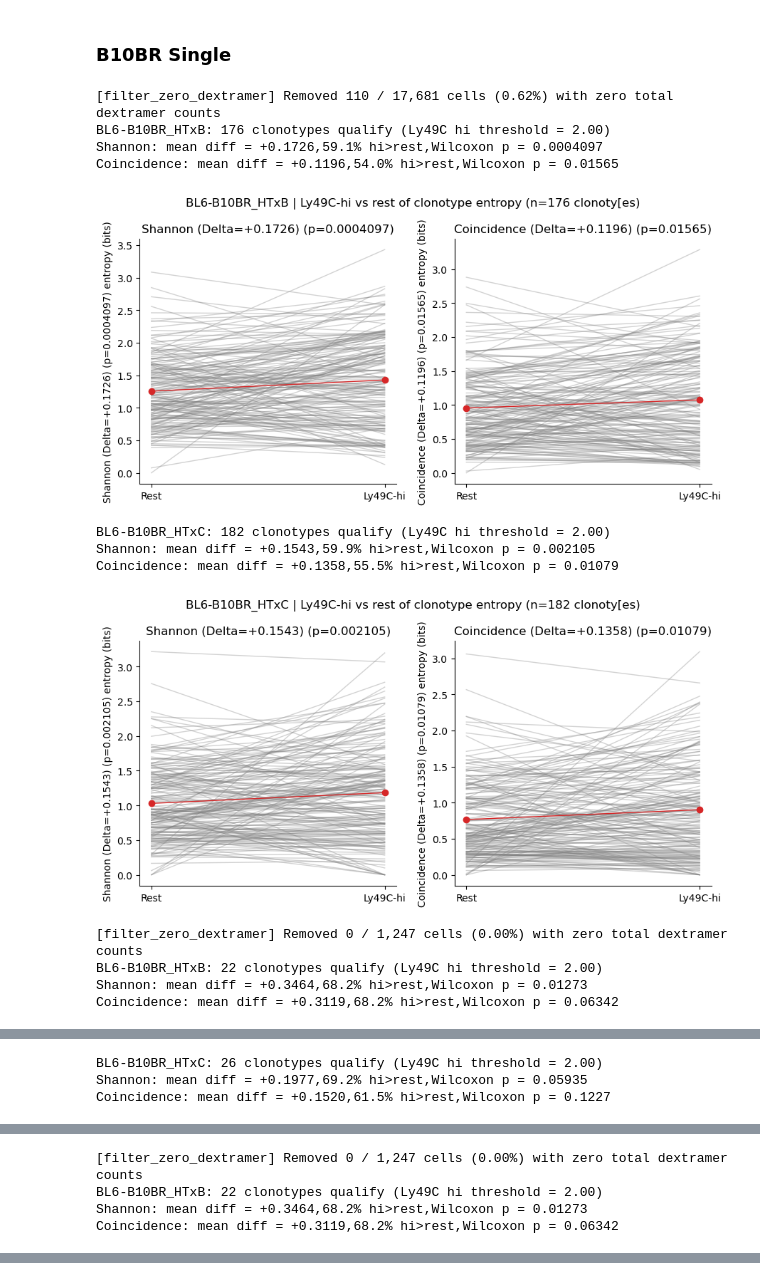
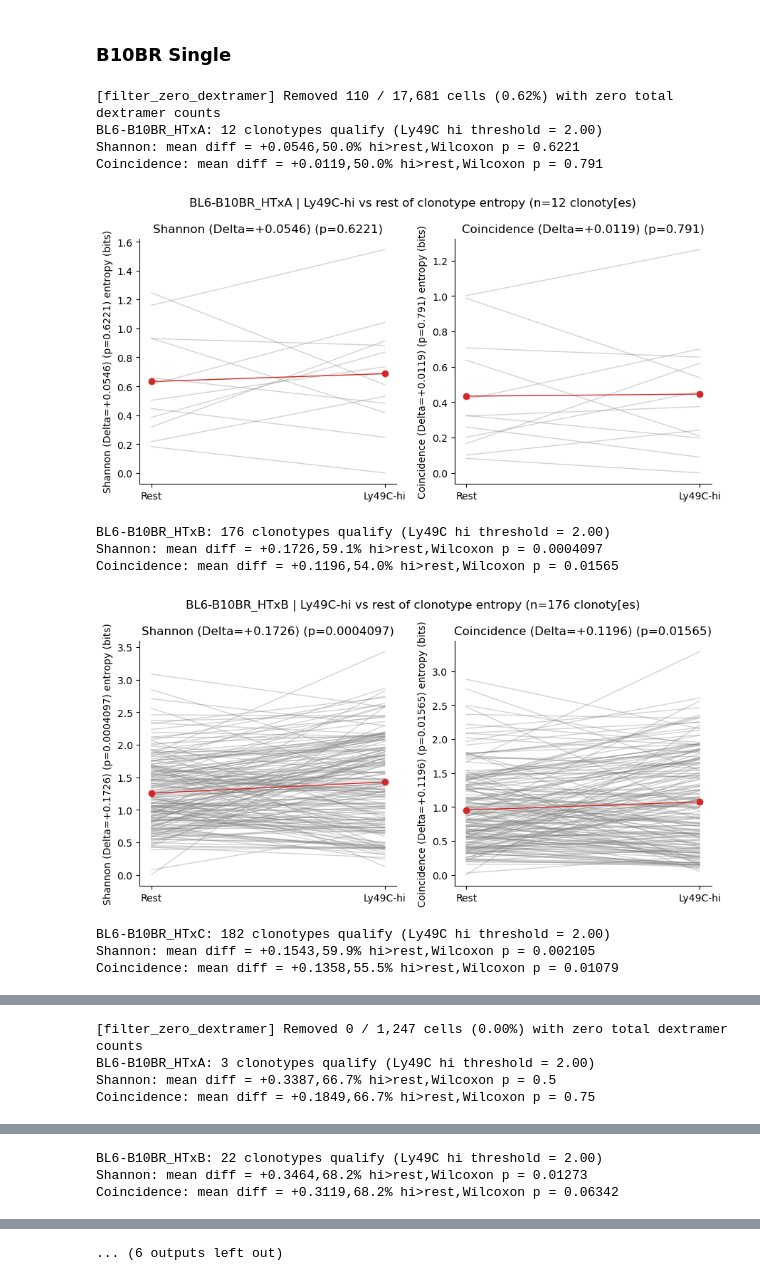
Before and after one commit to kingchalapati/Masters-Project, a Jupyter notebook: COMPARISON_3_FINAL.ipynb, the cells around one changed output, grey strips where cells are left out. Saved outputs shown, nothing was run; the diff lists cells and outputs as text; code cells hidden in the pictures.

Commit message:
did the entropy thing for b10br hil sample a and then also for the d7abcs

```diff
--- a/COMPARISON_3_FINAL.ipynb
+++ b/COMPARISON_3_FINAL.ipynb
@@ -4715,44 +4711,43 @@ chosen_q_baseline = defaultdict(lambda: 1.0)
 # %%
 results_b10br = ly49c_hi_vs_rest_entropy(
     df=df_b10br_singles,
     ct_col=CT_COL,
     sample_col=SAMPLE_COL,
     ly49c_col=LY49C_COL,
     markers=markers_b10br,
     single_or_dual='single',
-    samples=['BL6-B10BR_HTxB', 'BL6-B10BR_HTxC']
+    samples=['BL6-B10BR_HTxA', 'BL6-B10BR_HTxB', 'BL6-B10BR_HTxC']
 )
 
 results_b10br = ly49c_hi_vs_rest_entropy(
     df=df_b10br_duals,
     ct_col=CT_COL,
     sample_col=SAMPLE_COL,
     ly49c_col=LY49C_COL,
     markers=markers_b10br,
     single_or_dual='dual',
-    samples=['BL6-B10BR_HTxB', 'BL6-B10BR_HTxC']
+    samples=['BL6-B10BR_HTxA', 'BL6-B10BR_HTxB', 'BL6-B10BR_HTxC']
 )
 
 results_b10br = ly49c_hi_vs_rest_entropy(
-    df=df_b10br_duals,
+    df=df_b10br,
     ct_col=CT_COL,
     sample_col=SAMPLE_COL,
     ly49c_col=LY49C_COL,
     markers=markers_b10br,
     single_or_dual='pre-split',
-    samples=['BL6-B10BR_HTxB', 'BL6-B10BR_HTxC']
+    samples=['BL6-B10BR_HTxA', 'BL6-B10BR_HTxB', 'BL6-B10BR_HTxC']
 )
 # %% [output]
 [filter_zero_dextramer] Removed 110 / 17,681 cells (0.62%) with zero total dextramer counts
-BL6-B10BR_HTxB: 176 clonotypes qualify (Ly49C hi threshold = 2.00)
-Shannon: mean diff = +0.1726,59.1% hi>rest,Wilcoxon p = 0.0004097
-Coincidence: mean diff = +0.1196,54.0% hi>rest,Wilcoxon p = 0.01565
+BL6-B10BR_HTxA: 12 clonotypes qualify (Ly49C hi threshold = 2.00)
+Shannon: mean diff = +0.0546,50.0% hi>rest,Wilcoxon p = 0.6221
+Coincidence: mean diff = +0.0119,50.0% hi>rest,Wilcoxon p = 0.791
-[figure, old version]
+[figure, new version]
-BL6-B10BR_HTxC: 182 clonotypes qualify (Ly49C hi threshold = 2.00)
-Shannon: mean diff = +0.1543,59.9% hi>rest,Wilcoxon p = 0.002105
-Coincidence: mean diff = +0.1358,55.5% hi>rest,Wilcoxon p = 0.01079
+BL6-B10BR_HTxB: 176 clonotypes qualify (Ly49C hi threshold = 2.00)
+Shannon: mean diff = +0.1726,59.1% hi>rest,Wilcoxon p = 0.0004097
+Coincidence: mean diff = +0.1196,54.0% hi>rest,Wilcoxon p = 0.01565
-[figure, old version]
+[figure, new version]
-[filter_zero_dextramer] Removed 0 / 1,247 cells (0.00%) with zero total dextramer counts
-BL6-B10BR_HTxB: 22 clonotypes qualify (Ly49C hi threshold = 2.00)
-Shannon: mean diff = +0.3464,68.2% hi>rest,Wilcoxon p = 0.01273
-Coincidence: mean diff = +0.3119,68.2% hi>rest,Wilcoxon p = 0.06342
+BL6-B10BR_HTxC: 182 clonotypes qualify (Ly49C hi threshold = 2.00)
+Shannon: mean diff = +0.1543,59.9% hi>rest,Wilcoxon p = 0.002105
+Coincidence: mean diff = +0.1358,55.5% hi>rest,Wilcoxon p = 0.01079
@@ -4760,3 +4755,4 @@ Coincidence: mean diff = +0.3119,68.2% hi>rest,Wilcoxon p = 0.06342
-BL6-B10BR_HTxC: 26 clonotypes qualify (Ly49C hi threshold = 2.00)
-Shannon: mean diff = +0.1977,69.2% hi>rest,Wilcoxon p = 0.05935
-Coincidence: mean diff = +0.1520,61.5% hi>rest,Wilcoxon p = 0.1227
+[filter_zero_dextramer] Removed 0 / 1,247 cells (0.00%) with zero total dextramer counts
+BL6-B10BR_HTxA: 3 clonotypes qualify (Ly49C hi threshold = 2.00)
+Shannon: mean diff = +0.3387,66.7% hi>rest,Wilcoxon p = 0.5
+Coincidence: mean diff = +0.1849,66.7% hi>rest,Wilcoxon p = 0.75
@@ -4764,4 +4760,3 @@ Coincidence: mean diff = +0.1520,61.5% hi>rest,Wilcoxon p = 0.1227
-[filter_zero_dextramer] Removed 0 / 1,247 cells (0.00%) with zero total dextramer counts
 BL6-B10BR_HTxB: 22 clonotypes qualify (Ly49C hi threshold = 2.00)
 Shannon: mean diff = +0.3464,68.2% hi>rest,Wilcoxon p = 0.01273
 Coincidence: mean diff = +0.3119,68.2% hi>rest,Wilcoxon p = 0.06342
@@ -4770,3 +4765,4 @@ BL6-B10BR_HTxC: 26 clonotypes qualify (Ly49C hi threshold = 2.00)
 Shannon: mean diff = +0.1977,69.2% hi>rest,Wilcoxon p = 0.05935
 Coincidence: mean diff = +0.1520,61.5% hi>rest,Wilcoxon p = 0.1227
 [figure]
+... (6 outputs left out)
```
Also changed, not shown: parts of 7 cells of this notebook, 28 other files.
